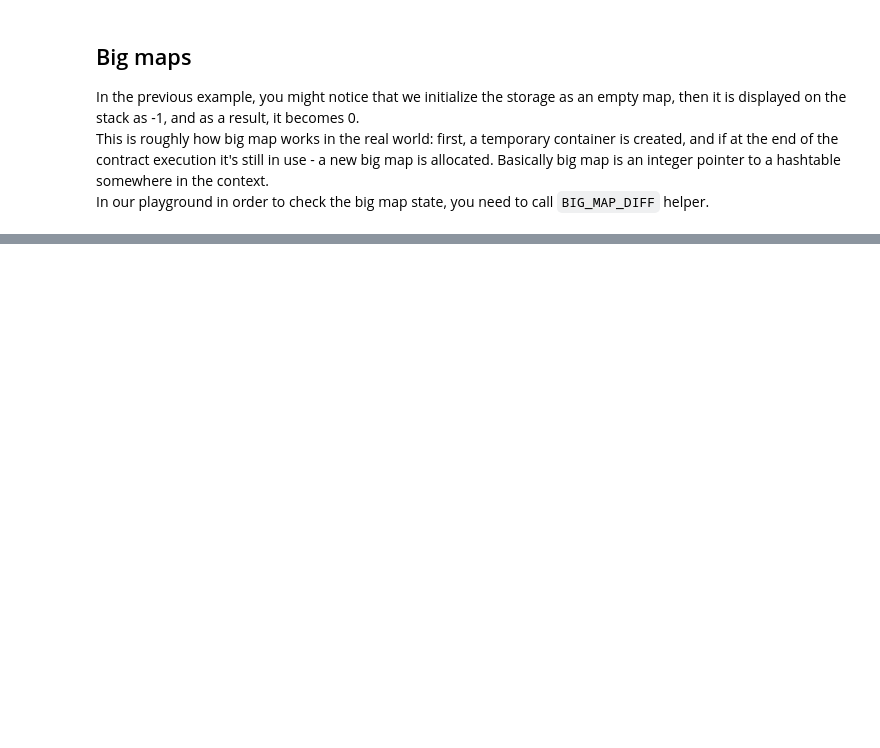
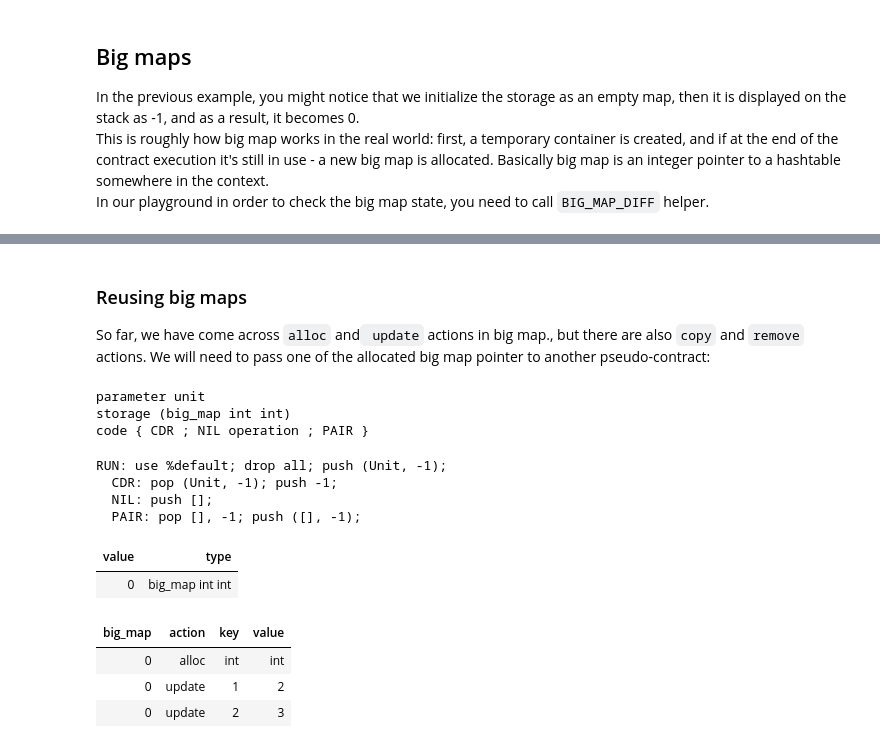
Before and after one commit to baking-bad/michelson-kernel, a Jupyter notebook: michelson_quickstart.ipynb, the cells around one changed output, grey strips where cells are left out. Cells and saved outputs as stored; diff of their text form; code cells hidden in the pictures; blank space fills up the shorter version.

```diff
--- a/michelson_quickstart.ipynb
+++ b/michelson_quickstart.ipynb
@@ -199,0 +221,24 @@ BIG_MAP_DIFF  # works if the top item contains big maps
+# %% [markdown]
+### Reusing big maps
+So far, we have come across `alloc` and` update` actions in big map., but there are also `copy` and `remove` actions. We will need to pass one of the allocated big map pointer to another pseudo-contract:
+# %%
+parameter unit;
+storage (big_map int int);
+code { CDR ; NIL operation ;PAIR }
+# %% [output]
+parameter unit
+storage (big_map int int)
+code { CDR ; NIL operation ; PAIR }
+# %%
+RUN Unit { Elt 1 2 ; Elt 2 3 }
+# %% [output]
+RUN: use %default; drop all; push (Unit, -1);
+  CDR: pop (Unit, -1); push -1;
+  NIL: push [];
+  PAIR: pop [], -1; push ([], -1);
+| value | type |
+| 0 | big_map int int |
+| big_map | action | key | value |
+| 0 | alloc | int | int |
+| 0 | update | 1 | 2 |
+| 0 | update | 2 | 3 |
```
Also changed, not shown: parts of 17 cells of this notebook.
